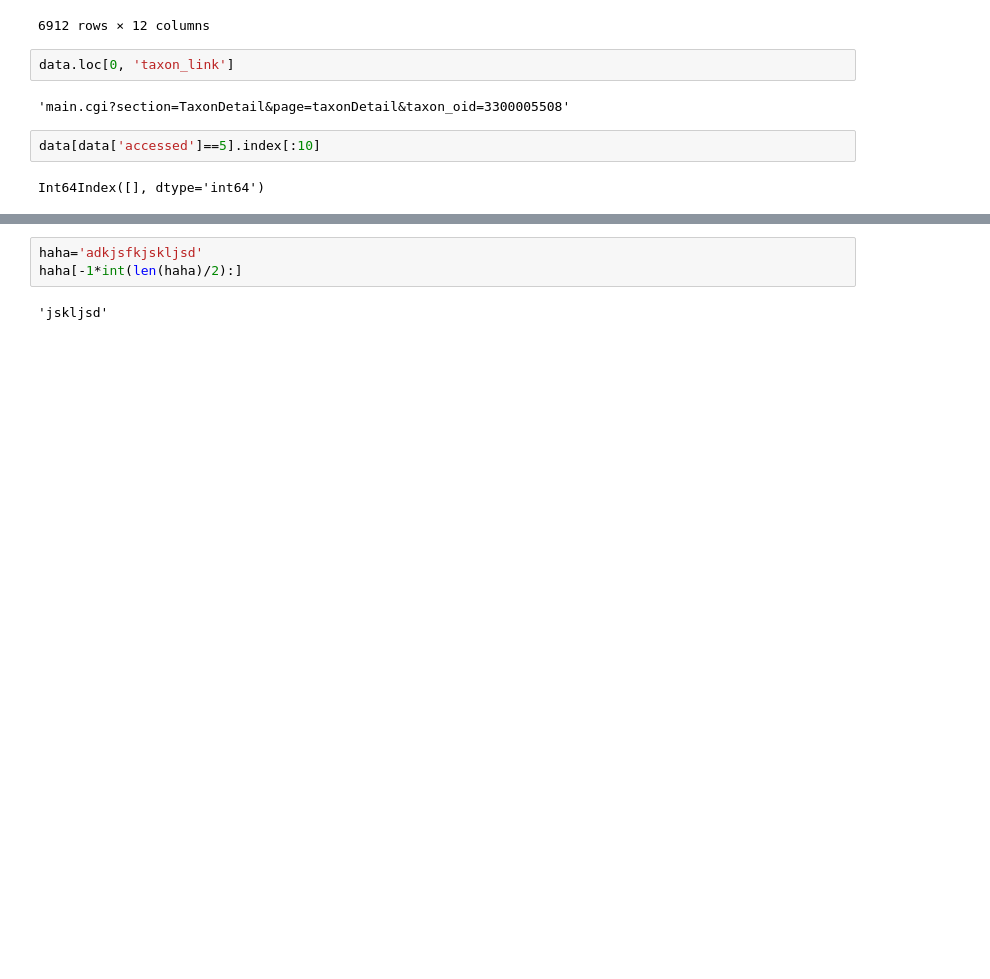
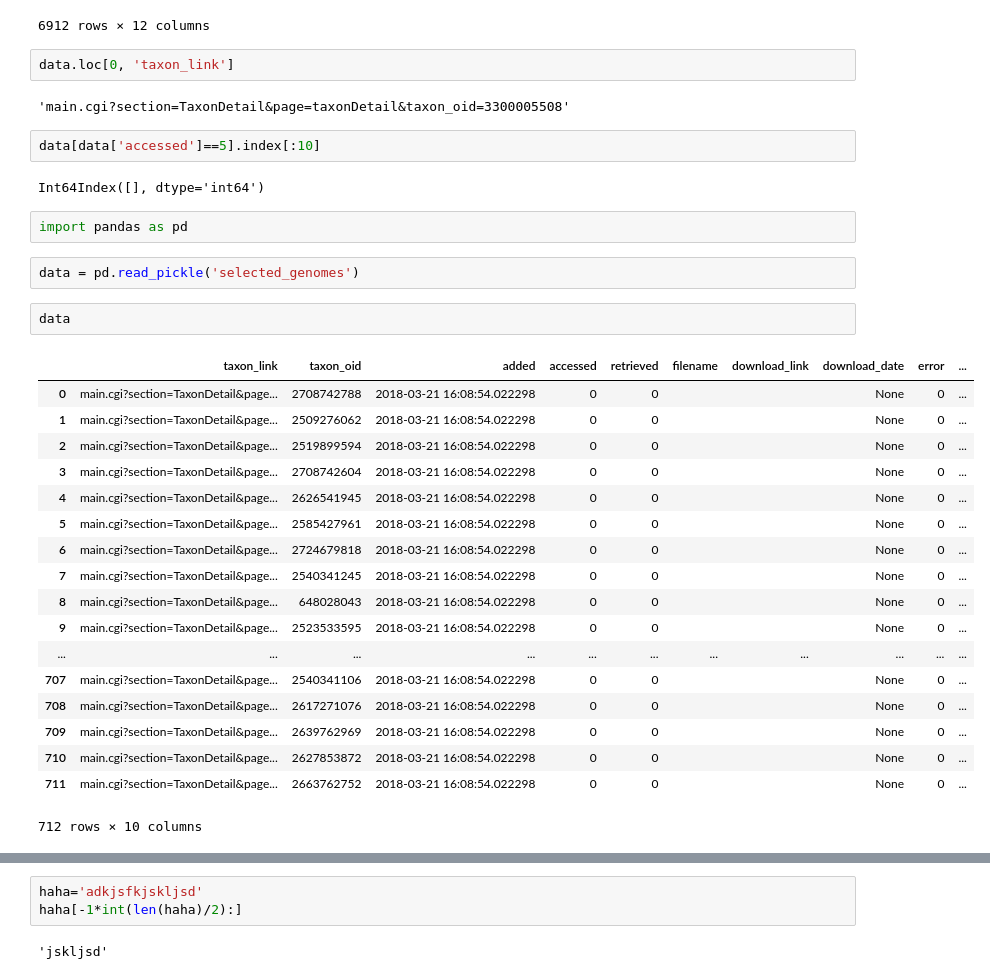
Before and after one commit to nyirock/jgi_bulk_downloader, a Jupyter notebook: jgi_bulk_downloader.ipynb, the cells around one changed output, grey strips where cells are left out. Cells and saved outputs as stored; diff of their text form; blank space fills up the shorter version.

```diff
--- a/jgi_bulk_downloader.ipynb
+++ b/jgi_bulk_downloader.ipynb
@@ -536,6 +536,31 @@ data.loc[0, 'taxon_link']
 data[data['accessed']==5].index[:10]
 # %% [output]
 Int64Index([], dtype='int64')
+# %%
+import pandas as pd
+# %%
+data = pd.read_pickle('selected_genomes')
+# %%
+data
+# %% [output]
+|  | taxon_link | taxon_oid | added | accessed | retrieved | filename | download_link | download_date | error | ... |
+| 0 | main.cgi?section=TaxonDetail&page... | 2708742788 | 2018-03-21 16:08:54.022298 | 0 | 0 |  |  | None | 0 | ... |
+| 1 | main.cgi?section=TaxonDetail&page... | 2509276062 | 2018-03-21 16:08:54.022298 | 0 | 0 |  |  | None | 0 | ... |
+| 2 | main.cgi?section=TaxonDetail&page... | 2519899594 | 2018-03-21 16:08:54.022298 | 0 | 0 |  |  | None | 0 | ... |
+| 3 | main.cgi?section=TaxonDetail&page... | 2708742604 | 2018-03-21 16:08:54.022298 | 0 | 0 |  |  | None | 0 | ... |
+| 4 | main.cgi?section=TaxonDetail&page... | 2626541945 | 2018-03-21 16:08:54.022298 | 0 | 0 |  |  | None | 0 | ... |
+| 5 | main.cgi?section=TaxonDetail&page... | 2585427961 | 2018-03-21 16:08:54.022298 | 0 | 0 |  |  | None | 0 | ... |
+| 6 | main.cgi?section=TaxonDetail&page... | 2724679818 | 2018-03-21 16:08:54.022298 | 0 | 0 |  |  | None | 0 | ... |
+| 7 | main.cgi?section=TaxonDetail&page... | 2540341245 | 2018-03-21 16:08:54.022298 | 0 | 0 |  |  | None | 0 | ... |
+| 8 | main.cgi?section=TaxonDetail&page... | 648028043 | 2018-03-21 16:08:54.022298 | 0 | 0 |  |  | None | 0 | ... |
+| 9 | main.cgi?section=TaxonDetail&page... | 2523533595 | 2018-03-21 16:08:54.022298 | 0 | 0 |  |  | None | 0 | ... |
+| ... | ... | ... | ... | ... | ... | ... | ... | ... | ... | ... |
+| 707 | main.cgi?section=TaxonDetail&page... | 2540341106 | 2018-03-21 16:08:54.022298 | 0 | 0 |  |  | None | 0 | ... |
+| 708 | main.cgi?section=TaxonDetail&page... | 2617271076 | 2018-03-21 16:08:54.022298 | 0 | 0 |  |  | None | 0 | ... |
+| 709 | main.cgi?section=TaxonDetail&page... | 2639762969 | 2018-03-21 16:08:54.022298 | 0 | 0 |  |  | None | 0 | ... |
+| 710 | main.cgi?section=TaxonDetail&page... | 2627853872 | 2018-03-21 16:08:54.022298 | 0 | 0 |  |  | None | 0 | ... |
+| 711 | main.cgi?section=TaxonDetail&page... | 2663762752 | 2018-03-21 16:08:54.022298 | 0 | 0 |  |  | None | 0 | ... |
+712 rows × 10 columns
 # %%
 from selenium import webdriver
 from selenium.common.exceptions import TimeoutException
```
Also changed, not shown: parts of 9 cells of this notebook, 14 other files.
